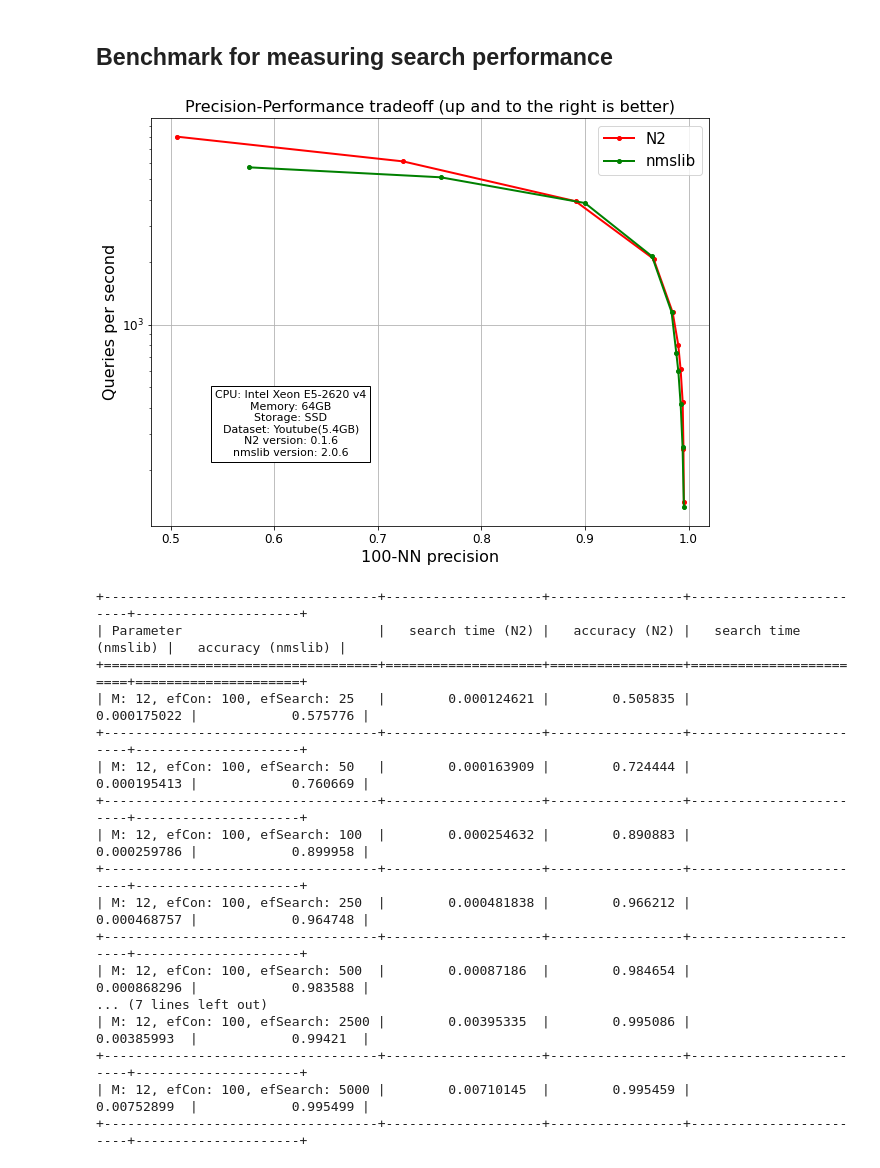
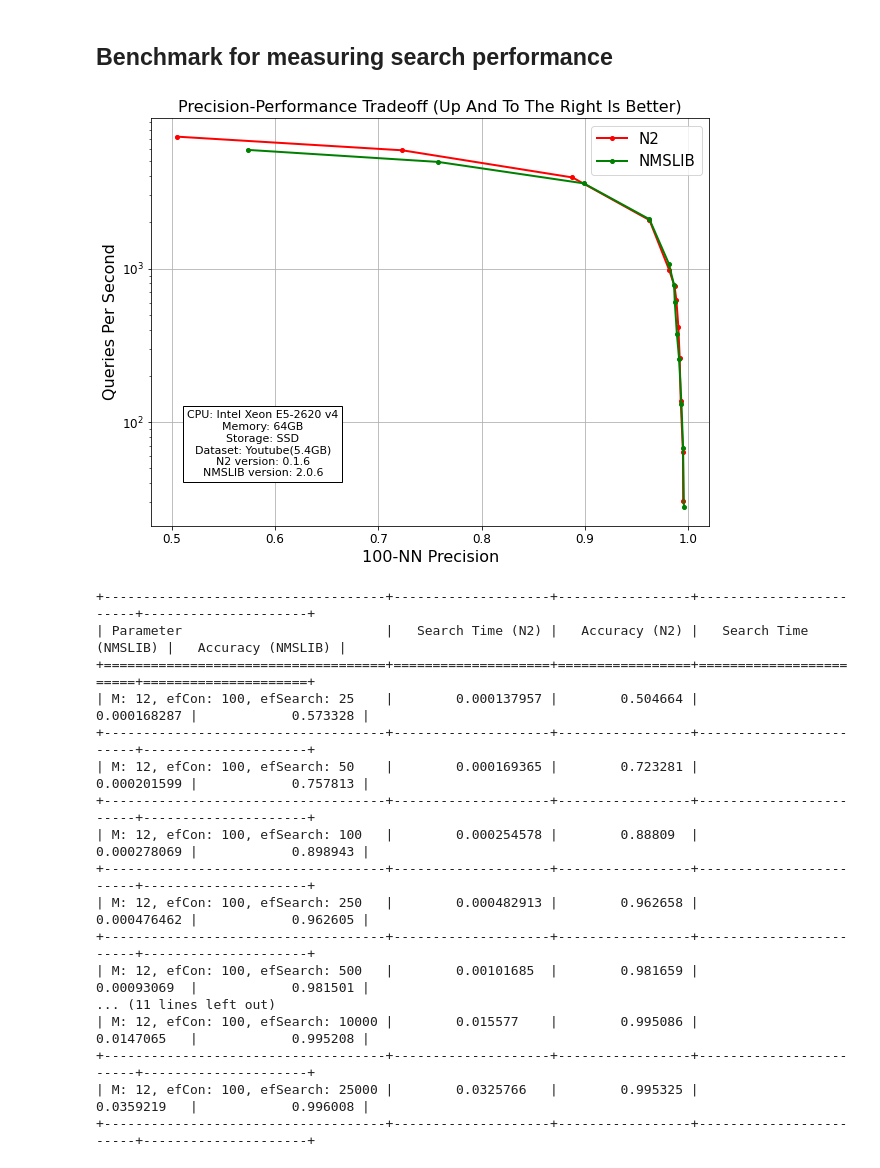
Before and after one commit to kakao/n2, a Jupyter notebook: benchmarks/benchmark.ipynb, the cells around one changed output. Saved outputs shown, nothing was run; the diff lists cells and outputs as text; code cells hidden in the pictures.

```diff
--- a/benchmarks/benchmark.ipynb
+++ b/benchmarks/benchmark.ipynb
@@ -144,51 +145,51 @@ for l in open(f'./result/result_{dataset}_100_3.txt'):
 # %%
 n2_result = sorted(result['n2'])
 n2_qps = [1/r[0] for r in n2_result]
 n2_precision = [r[1] for r in n2_result]
 
 nmslib_result = sorted(result['nmslib'])
 nmslib_qps = [1/r[0] for r in nmslib_result]
 nmslib_precision = [r[1] for r in nmslib_result]
 
 fig = plt.figure(figsize=(10, 7.5))
-plt.title('Precision-Performance tradeoff (up and to the right is better)', fontsize=16)
-plt.ylabel('Queries per second', fontsize=16)
-plt.xlabel('100-NN precision', fontsize=16)
-plt.text(0.25, 0.25, test_environment, color='black',
+plt.title('Precision-Performance Tradeoff (Up And To The Right Is Better)', fontsize=16)
+plt.ylabel('Queries Per Second', fontsize=16)
+plt.xlabel('100-NN Precision', fontsize=16)
+plt.text(0.20, 0.20, test_environment, color='black',
          bbox=dict(facecolor='white', edgecolor='black'), size=11,
          horizontalalignment='center', verticalalignment='center',
          transform=plt.gca().transAxes)
 plt.plot(n2_precision, n2_qps, 'ro-', label='N2', linewidth=2, ms=4)
-plt.plot(nmslib_precision, nmslib_qps, 'go-', label='nmslib', linewidth=2, ms=4)
+plt.plot(nmslib_precision, nmslib_qps, 'go-', label='NMSLIB', linewidth=2, ms=4)
 plt.xticks(fontsize=12)
 plt.yticks(fontsize=12)
 plt.yscale('log')
-plt.legend(prop={'size': 15})
+plt.legend(prop={'size': 15}, loc='upper right')
 plt.grid()
 plt.show()
 
-headers = ['Parameter', 'search time (N2)', 'accuracy (N2)', 'search time (nmslib)', 'accuracy (nmslib)']
+headers = ['Parameter', 'Search Time (N2)', 'Accuracy (N2)', 'Search Time (NMSLIB)', 'Accuracy (NMSLIB)']
 table = [[n2[2].split('_')[1].replace('M', 'M: ') + ', ' +
           n2[2].split('_')[2].replace('Con', 'Con: ') + ', ' +
           n2[2].split('_')[5].replace('Search', 'Search: '), n2[0], n2[1], nmslib[0], nmslib[1]]
          for n2, nmslib in zip(n2_result, nmslib_result)]
 print(tabulate(table, headers, tablefmt="grid"))
 # %% [output]
-[figure, old version]
+[figure, new version]
-+-----------------------------------+--------------------+-----------------+------------------------+---------------------+
-| Parameter                         |   search time (N2) |   accuracy (N2) |   search time (nmslib) |   accuracy (nmslib) |
-+===================================+====================+=================+========================+=====================+
-| M: 12, efCon: 100, efSearch: 25   |        0.000124621 |        0.505835 |            0.000175022 |            0.575776 |
-+-----------------------------------+--------------------+-----------------+------------------------+---------------------+
-| M: 12, efCon: 100, efSearch: 50   |        0.000163909 |        0.724444 |            0.000195413 |            0.760669 |
-+-----------------------------------+--------------------+-----------------+------------------------+---------------------+
-| M: 12, efCon: 100, efSearch: 100  |        0.000254632 |        0.890883 |            0.000259786 |            0.899958 |
-+-----------------------------------+--------------------+-----------------+------------------------+---------------------+
-| M: 12, efCon: 100, efSearch: 250  |        0.000481838 |        0.966212 |            0.000468757 |            0.964748 |
-+-----------------------------------+--------------------+-----------------+------------------------+---------------------+
-| M: 12, efCon: 100, efSearch: 500  |        0.00087186  |        0.984654 |            0.000868296 |            0.983588 |
-... (7 lines left out)
-| M: 12, efCon: 100, efSearch: 2500 |        0.00395335  |        0.995086 |            0.00385993  |            0.99421  |
-+-----------------------------------+--------------------+-----------------+------------------------+---------------------+
-| M: 12, efCon: 100, efSearch: 5000 |        0.00710145  |        0.995459 |            0.00752899  |            0.995499 |
-+-----------------------------------+--------------------+-----------------+------------------------+---------------------+
++------------------------------------+--------------------+-----------------+------------------------+---------------------+
+| Parameter                          |   Search Time (N2) |   Accuracy (N2) |   Search Time (NMSLIB) |   Accuracy (NMSLIB) |
++====================================+====================+=================+========================+=====================+
+| M: 12, efCon: 100, efSearch: 25    |        0.000137957 |        0.504664 |            0.000168287 |            0.573328 |
++------------------------------------+--------------------+-----------------+------------------------+---------------------+
+| M: 12, efCon: 100, efSearch: 50    |        0.000169365 |        0.723281 |            0.000201599 |            0.757813 |
++------------------------------------+--------------------+-----------------+------------------------+---------------------+
+| M: 12, efCon: 100, efSearch: 100   |        0.000254578 |        0.88809  |            0.000278069 |            0.898943 |
++------------------------------------+--------------------+-----------------+------------------------+---------------------+
+| M: 12, efCon: 100, efSearch: 250   |        0.000482913 |        0.962658 |            0.000476462 |            0.962605 |
++------------------------------------+--------------------+-----------------+------------------------+---------------------+
+| M: 12, efCon: 100, efSearch: 500   |        0.00101685  |        0.981659 |            0.00093069  |            0.981501 |
+... (11 lines left out)
+| M: 12, efCon: 100, efSearch: 10000 |        0.015577    |        0.995086 |            0.0147065   |            0.995208 |
++------------------------------------+--------------------+-----------------+------------------------+---------------------+
+| M: 12, efCon: 100, efSearch: 25000 |        0.0325766   |        0.995325 |            0.0359219   |            0.996008 |
++------------------------------------+--------------------+-----------------+------------------------+---------------------+
```
Also changed, not shown: parts of 4 cells of this notebook.
